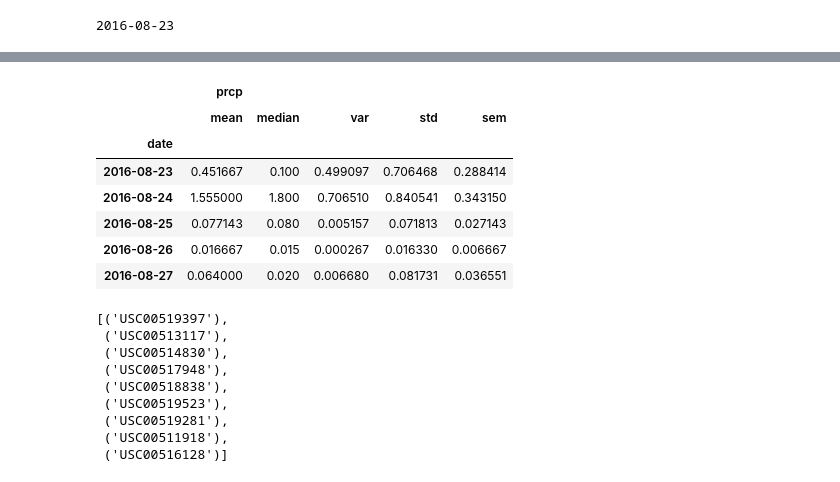
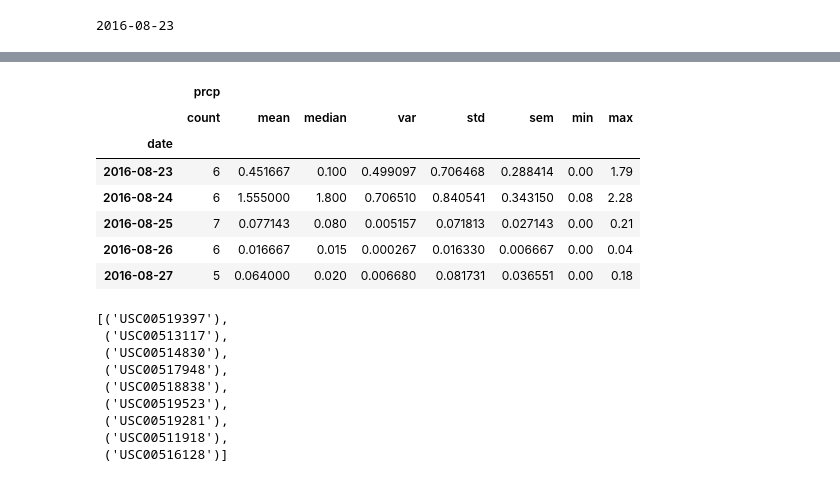
Before and after one commit to Elaine081972/sqlalchemy-challenge, a Jupyter notebook: climate_starter.ipynb, the cells around one changed output, grey strips where cells are left out. Drawn from its saved outputs; the diff is of its cells as text; code cells hidden in the pictures.

```diff
--- a/climate_starter.ipynb
+++ b/climate_starter.ipynb
@@ -188,16 +197,16 @@ df.head(15)
 # %%
-# Use Pandas to calculate the summary statistics for the precipitation data
-group_summary_df = df.groupby("date").agg(["mean", "median","var","std", "sem"])
+# Use Pandas to calculate the summary statistics for the precipitation data (need count? - use.describe?)
+group_summary_df = df.groupby("date").agg(["count","mean", "median","var","std", "sem","min","max"])
 group_summary_df.head()
 # %% [output]
-|  | prcp |  |  |  |  |
-|  | mean | median | var | std | sem |
-| date |  |  |  |  |  |
-| 2016-08-23 | 0.451667 | 0.100 | 0.499097 | 0.706468 | 0.288414 |
-| 2016-08-24 | 1.555000 | 1.800 | 0.706510 | 0.840541 | 0.343150 |
-| 2016-08-25 | 0.077143 | 0.080 | 0.005157 | 0.071813 | 0.027143 |
-| 2016-08-26 | 0.016667 | 0.015 | 0.000267 | 0.016330 | 0.006667 |
-| 2016-08-27 | 0.064000 | 0.020 | 0.006680 | 0.081731 | 0.036551 |
+|  | prcp |  |  |  |  |  |  |  |
+|  | count | mean | median | var | std | sem | min | max |
+| date |  |  |  |  |  |  |  |  |
+| 2016-08-23 | 6 | 0.451667 | 0.100 | 0.499097 | 0.706468 | 0.288414 | 0.00 | 1.79 |
+| 2016-08-24 | 6 | 1.555000 | 1.800 | 0.706510 | 0.840541 | 0.343150 | 0.08 | 2.28 |
+| 2016-08-25 | 7 | 0.077143 | 0.080 | 0.005157 | 0.071813 | 0.027143 | 0.00 | 0.21 |
+| 2016-08-26 | 6 | 0.016667 | 0.015 | 0.000267 | 0.016330 | 0.006667 | 0.00 | 0.04 |
+| 2016-08-27 | 5 | 0.064000 | 0.020 | 0.006680 | 0.081731 | 0.036551 | 0.00 | 0.18 |
 # %%
 # Design a query to list all of the stations
 list_station = session.query(Station.station).all()
```
Also changed, not shown: parts of 11 cells of this notebook, 1 other file.
